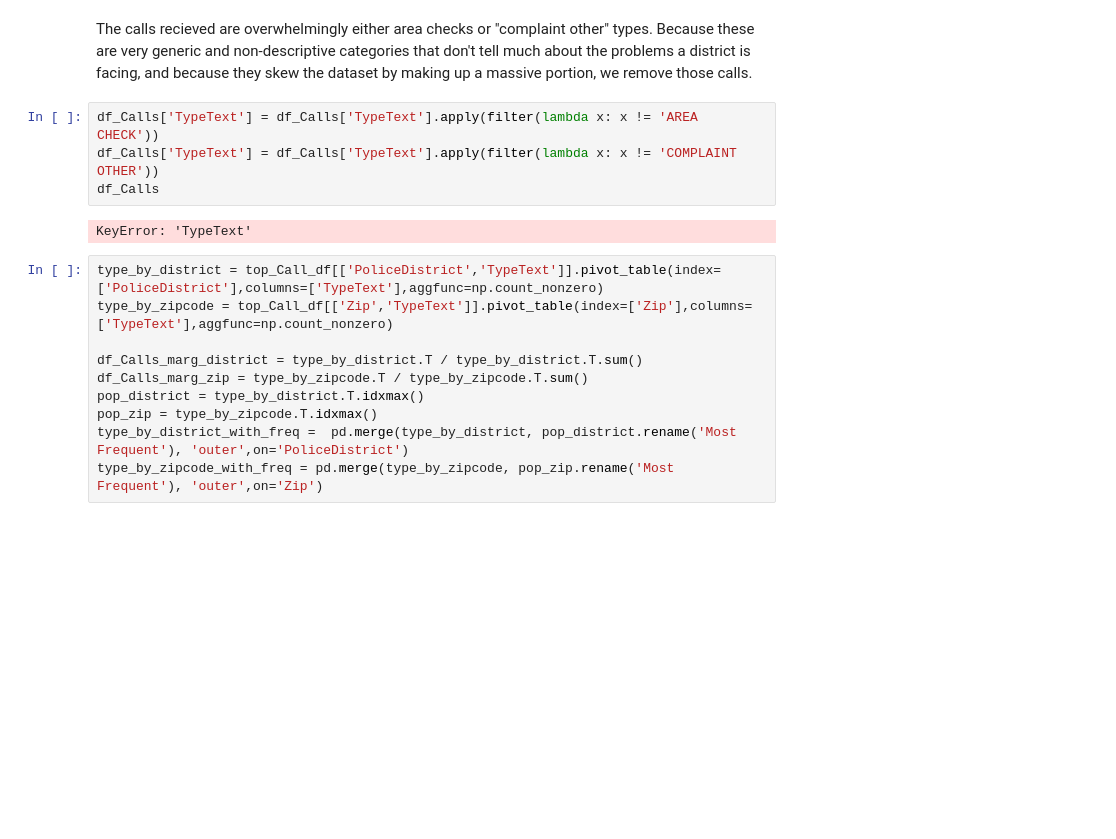
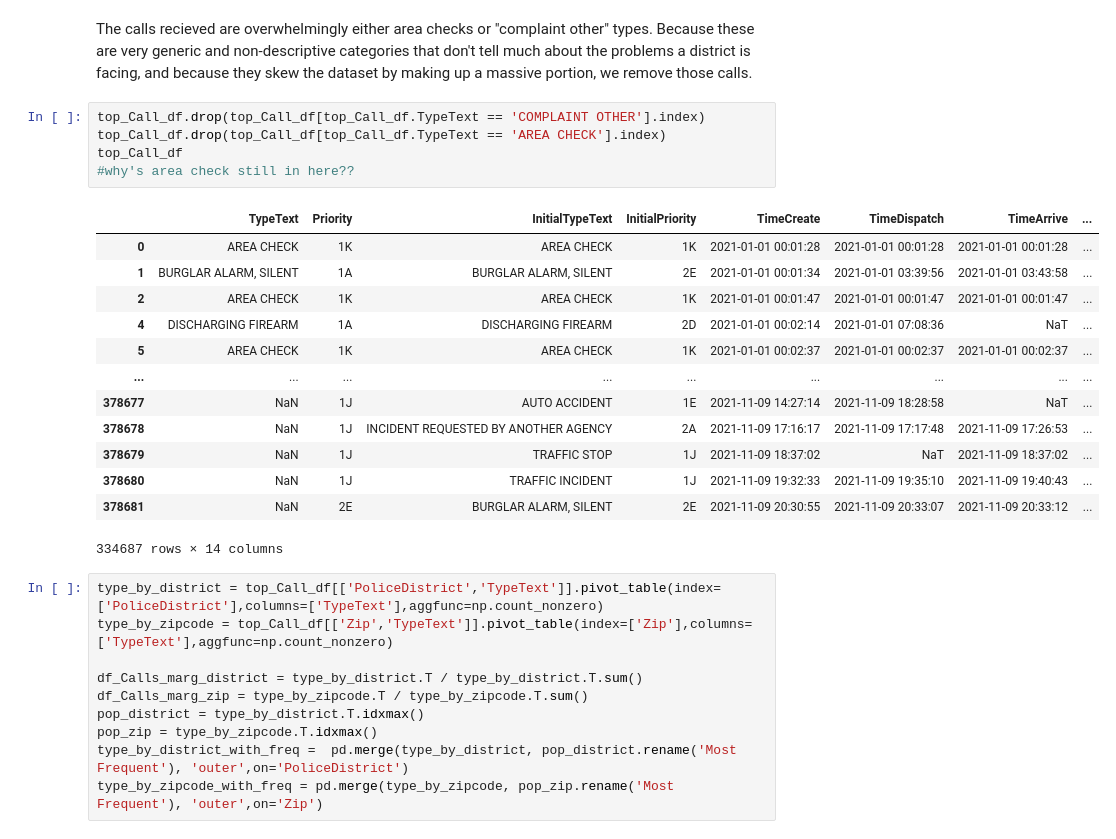
Before and after one commit to M-Sender/ServiceLearning, a Jupyter notebook: code/analysis.ipynb, the cells around one changed output. Saved outputs shown, nothing was run; the diff lists cells and outputs as text; blank space fills up the shorter version.

Commit message:
tried to filter out the unhelpful categories, weirdly not working for one

```diff
--- a/code/analysis.ipynb
+++ b/code/analysis.ipynb
@@ -118,11 +140,24 @@ AttributeError: 'Series' object has no attribute 'TypeText'
 # %% [markdown]
 The calls recieved are overwhelmingly either area checks or "complaint other" types. Because these are very generic and non-descriptive categories that don't tell much about the problems a district is facing, and because they skew the dataset by making up a massive portion, we remove those calls.
-# %%
-df_Calls['TypeText'] = df_Calls['TypeText'].apply(filter(lambda x: x != 'AREA CHECK'))
-df_Calls['TypeText'] = df_Calls['TypeText'].apply(filter(lambda x: x != 'COMPLAINT OTHER'))
-df_Calls
-# %% [output]
-KeyError: 'TypeText'
+# %%
+top_Call_df.drop(top_Call_df[top_Call_df.TypeText == 'COMPLAINT OTHER'].index)
+top_Call_df.drop(top_Call_df[top_Call_df.TypeText == 'AREA CHECK'].index)
+top_Call_df
+#why's area check still in here??
+# %% [output]
+|  | TypeText | Priority | InitialTypeText | InitialPriority | TimeCreate | TimeDispatch | TimeArrive | ... |
+| 0 | AREA CHECK | 1K | AREA CHECK | 1K | 2021-01-01 00:01:28 | 2021-01-01 00:01:28 | 2021-01-01 00:01:28 | ... |
+| 1 | BURGLAR ALARM, SILENT | 1A | BURGLAR ALARM, SILENT | 2E | 2021-01-01 00:01:34 | 2021-01-01 03:39:56 | 2021-01-01 03:43:58 | ... |
+| 2 | AREA CHECK | 1K | AREA CHECK | 1K | 2021-01-01 00:01:47 | 2021-01-01 00:01:47 | 2021-01-01 00:01:47 | ... |
+| 4 | DISCHARGING FIREARM | 1A | DISCHARGING FIREARM | 2D | 2021-01-01 00:02:14 | 2021-01-01 07:08:36 | NaT | ... |
+| 5 | AREA CHECK | 1K | AREA CHECK | 1K | 2021-01-01 00:02:37 | 2021-01-01 00:02:37 | 2021-01-01 00:02:37 | ... |
+| ... | ... | ... | ... | ... | ... | ... | ... | ... |
+| 378677 | NaN | 1J | AUTO ACCIDENT | 1E | 2021-11-09 14:27:14 | 2021-11-09 18:28:58 | NaT | ... |
+| 378678 | NaN | 1J | INCIDENT REQUESTED BY ANOTHER AGENCY | 2A | 2021-11-09 17:16:17 | 2021-11-09 17:17:48 | 2021-11-09 17:26:53 | ... |
+| 378679 | NaN | 1J | TRAFFIC STOP | 1J | 2021-11-09 18:37:02 | NaT | 2021-11-09 18:37:02 | ... |
+| 378680 | NaN | 1J | TRAFFIC INCIDENT | 1J | 2021-11-09 19:32:33 | 2021-11-09 19:35:10 | 2021-11-09 19:40:43 | ... |
+| 378681 | NaN | 2E | BURGLAR ALARM, SILENT | 2E | 2021-11-09 20:30:55 | 2021-11-09 20:33:07 | 2021-11-09 20:33:12 | ... |
+334687 rows × 14 columns
 # %%
 type_by_district = top_Call_df[['PoliceDistrict','TypeText']].pivot_table(index=['PoliceDistrict'],columns=['TypeText'],aggfunc=np.count_nonzero)
 type_by_zipcode = top_Call_df[['Zip','TypeText']].pivot_table(index=['Zip'],columns=['TypeText'],aggfunc=np.count_nonzero)
```
Also changed, not shown: parts of 3 cells of this notebook.
